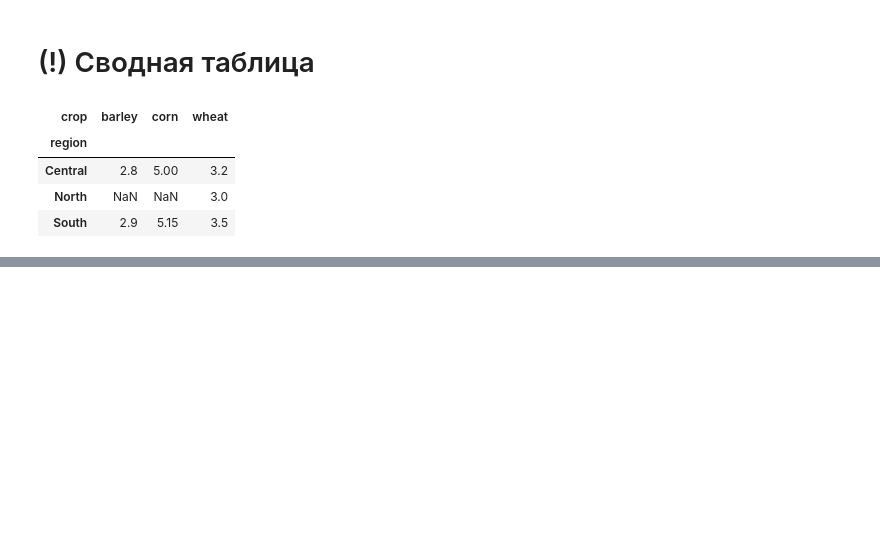
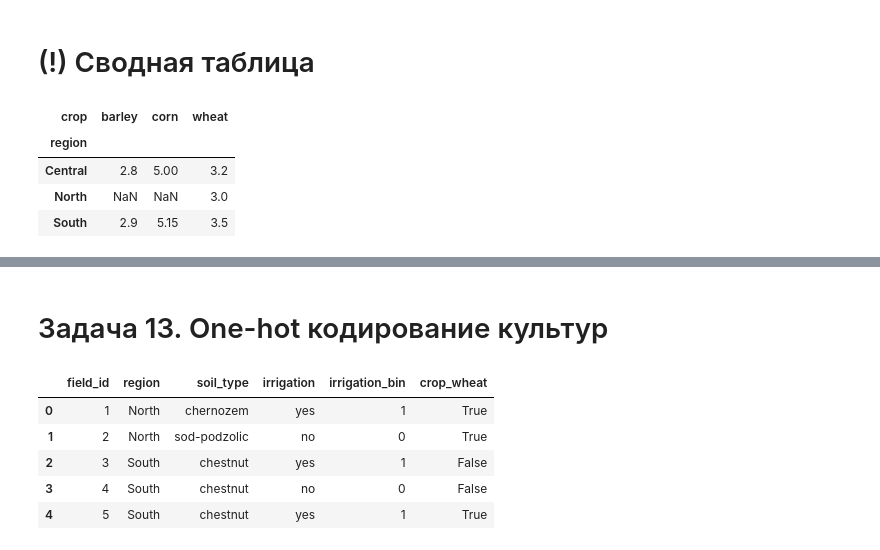
Before and after one commit to pygradsky/AI_Basics, a Jupyter notebook: ML/data_analysis.ipynb, the cells around one changed output, grey strips where cells are left out. Saved outputs shown, nothing was run; the diff lists cells and outputs as text; code cells hidden in the pictures; blank space fills up the shorter version.

```diff
--- a/ML/data_analysis.ipynb
+++ b/ML/data_analysis.ipynb
@@ -280,0 +364,12 @@ pivot
+# %% [markdown]
+# Задача 13. One-hot кодирование культур
+# %%
+df_cat_dummies = pd.get_dummies(df_cat, columns=['crop'], drop_first=True)
+df_cat_dummies
+# %% [output]
+|  | field_id | region | soil_type | irrigation | irrigation_bin | crop_wheat |
+| 0 | 1 | North | chernozem | yes | 1 | True |
+| 1 | 2 | North | sod-podzolic | no | 0 | True |
+| 2 | 3 | South | chestnut | yes | 1 | False |
+| 3 | 4 | South | chestnut | no | 0 | False |
+| 4 | 5 | South | chestnut | yes | 1 | True |
```
Also changed, not shown: parts of 14 cells of this notebook.
